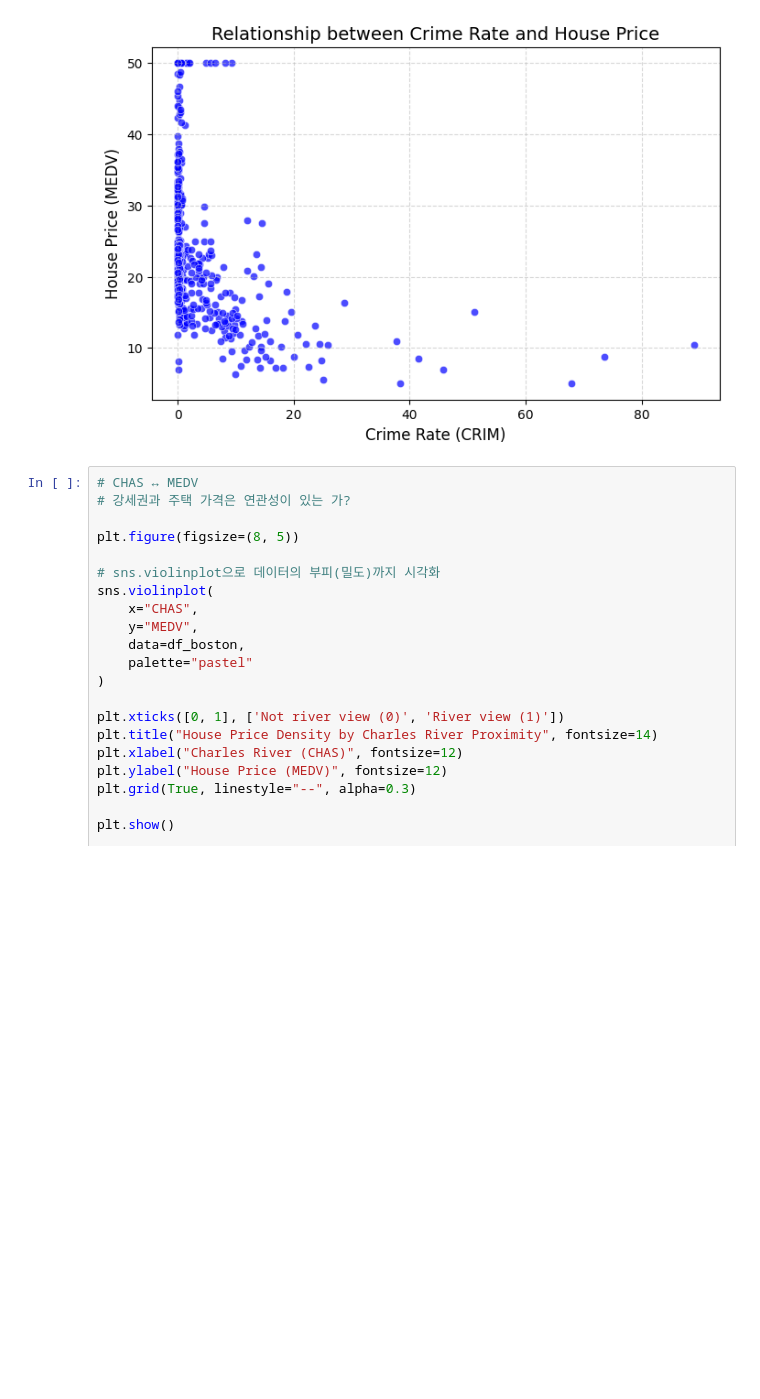
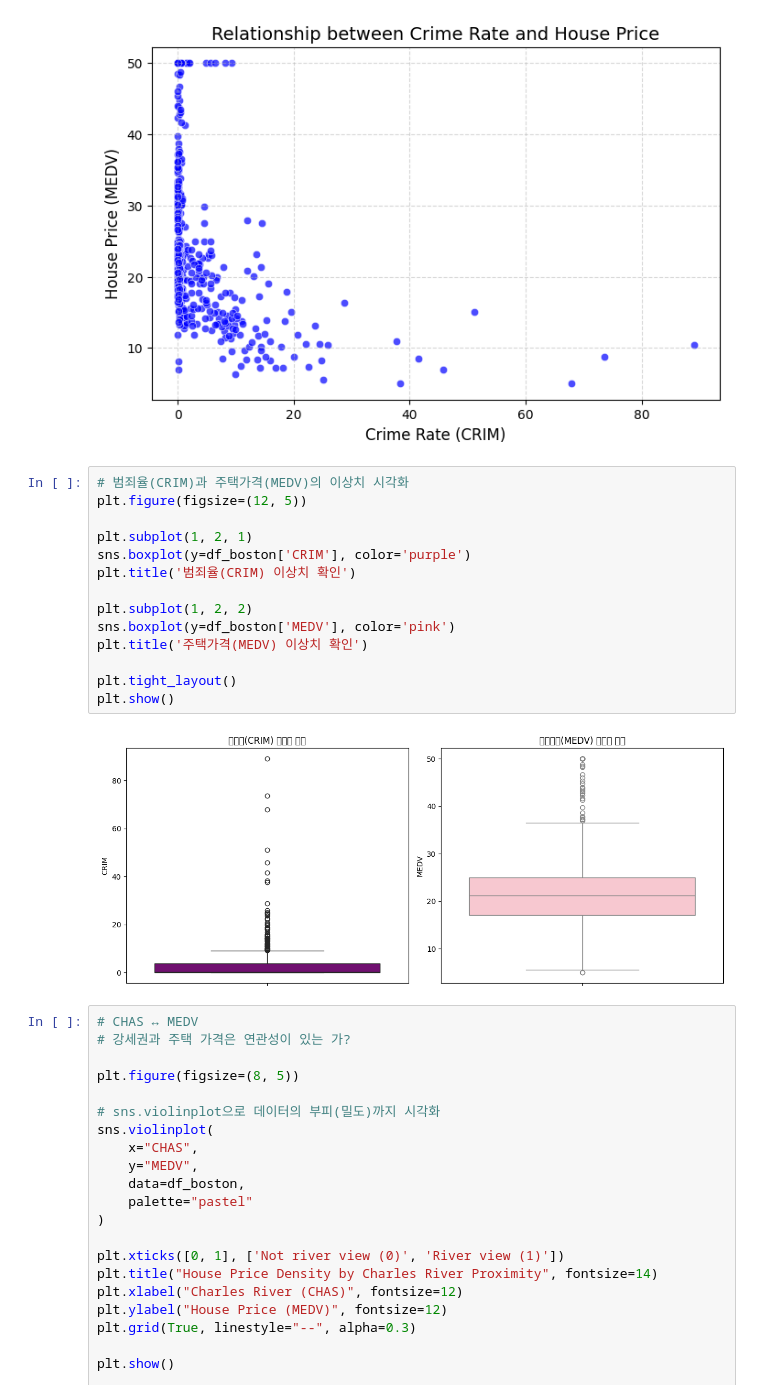
Before and after one commit to hw-coder92/Gwangju-AI-Academy, a Jupyter notebook: 06.EDA-분석/02.프로젝트/01-데이터분석-탐색적분석(EDA).ipynb, the cells around one changed output. Cells and saved outputs as stored; diff of their text form; blank space fills up the shorter version.

```diff
--- a/06.EDA-분석/02.프로젝트/01-데이터분석-탐색적분석(EDA).ipynb
+++ b/06.EDA-분석/02.프로젝트/01-데이터분석-탐색적분석(EDA).ipynb
@@ -332,6 +346,22 @@ plt.show()
 # CRIM(범죄율)과 MEDV(주택 가격)은 밀접한 관련이 있다고 볼 수 있다.
 # %% [output]
 [figure]
+# %%
+# 범죄율(CRIM)과 주택가격(MEDV)의 이상치 시각화
+plt.figure(figsize=(12, 5))
+
+plt.subplot(1, 2, 1)
+sns.boxplot(y=df_boston['CRIM'], color='purple')
+plt.title('범죄율(CRIM) 이상치 확인')
+
+plt.subplot(1, 2, 2)
+sns.boxplot(y=df_boston['MEDV'], color='pink')
+plt.title('주택가격(MEDV) 이상치 확인')
+
+plt.tight_layout()
+plt.show()
+# %% [output]
+[figure, added]
 # %%
 # CHAS ↔ MEDV
 # 강세권과 주택 가격은 연관성이 있는 가?
```
Also changed, not shown: parts of 7 cells of this notebook.
